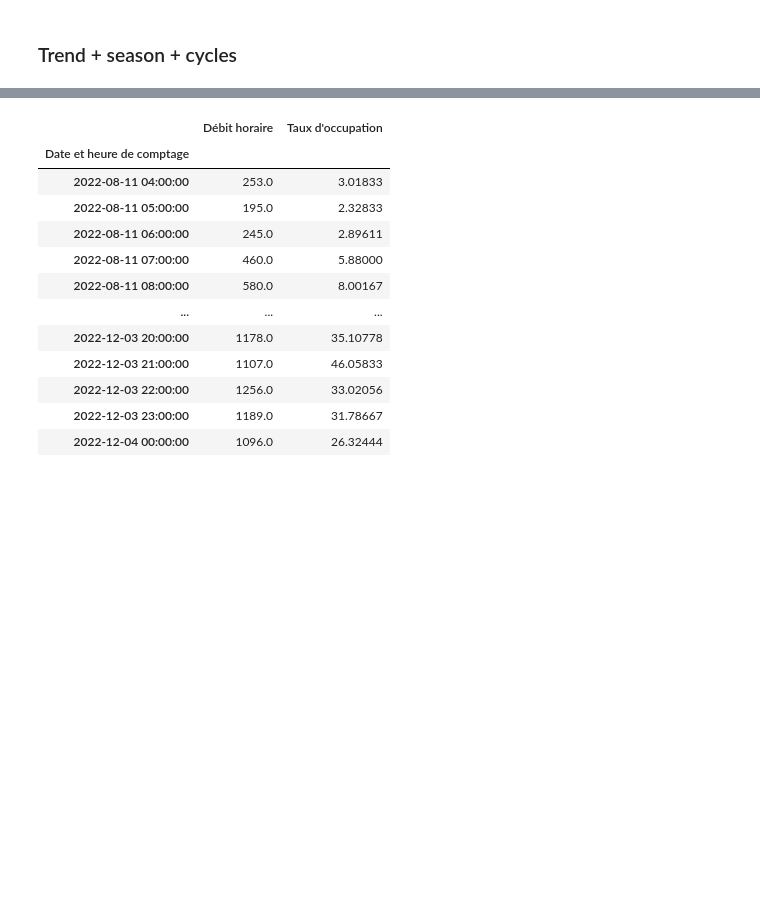
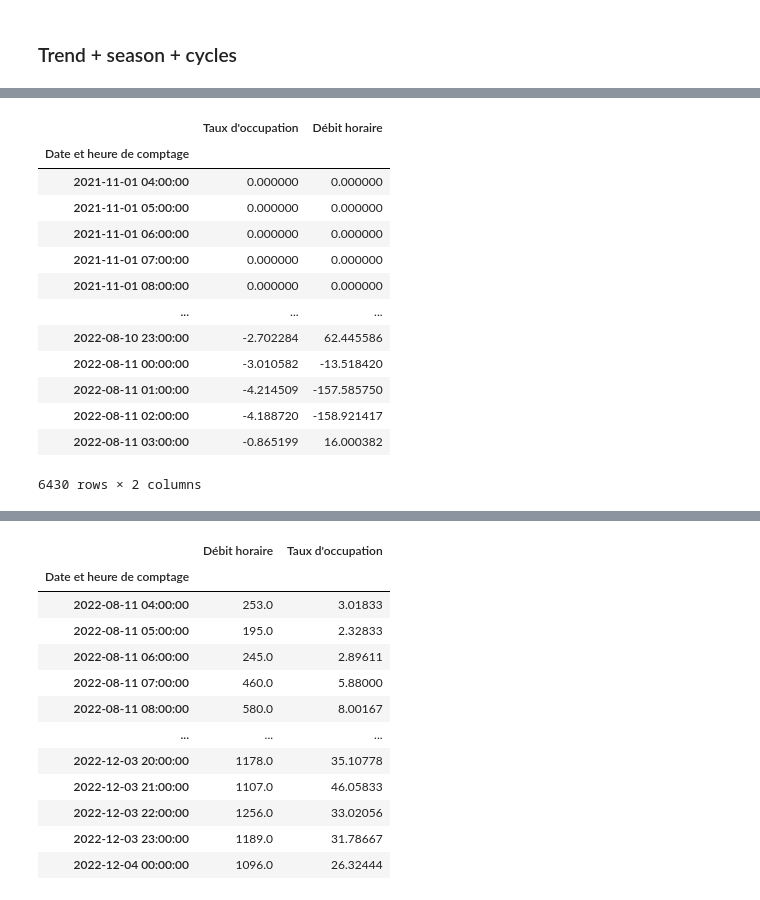
Before and after one commit to chrisahn99/eCSpress, a Jupyter notebook: notebooks/Hybrid_Linear_XGBoost.ipynb, the cells around one changed output, grey strips where cells are left out. Drawn from its saved outputs; the diff is of its cells as text; code cells hidden in the pictures; blank space fills up the shorter version.

```diff
--- a/notebooks/Hybrid_Linear_XGBoost.ipynb
+++ b/notebooks/Hybrid_Linear_XGBoost.ipynb
@@ -424,4 +373,22 @@ y_cycle_pred
 2756 rows × 2 columns
+# %%
+y_cycle_fit = pd.concat([y_cycle_taux_fit,y_cycle_debit_fit],axis=1)
+y_cycle_fit
+# %% [output]
+|  | Taux d'occupation | Débit horaire |
+| Date et heure de comptage |  |  |
+| 2021-11-01 04:00:00 | 0.000000 | 0.000000 |
+| 2021-11-01 05:00:00 | 0.000000 | 0.000000 |
+| 2021-11-01 06:00:00 | 0.000000 | 0.000000 |
+| 2021-11-01 07:00:00 | 0.000000 | 0.000000 |
+| 2021-11-01 08:00:00 | 0.000000 | 0.000000 |
+| ... | ... | ... |
+| 2022-08-10 23:00:00 | -2.702284 | 62.445586 |
+| 2022-08-11 00:00:00 | -3.010582 | -13.518420 |
+| 2022-08-11 01:00:00 | -4.214509 | -157.585750 |
+| 2022-08-11 02:00:00 | -4.188720 | -158.921417 |
+| 2022-08-11 03:00:00 | -0.865199 | 16.000382 |
+6430 rows × 2 columns
 # %%
 y_pred_deterministic = y_trend_pred + y_season_pred + y_cycle_pred
 y_pred_deterministic
```
Also changed, not shown: parts of 15 cells of this notebook, 2 other files.
